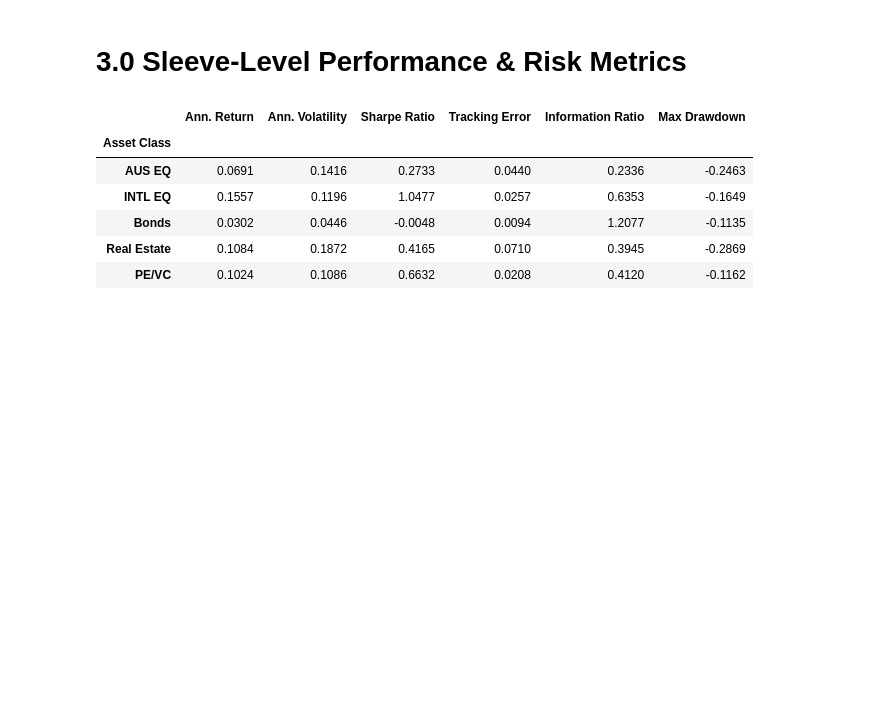
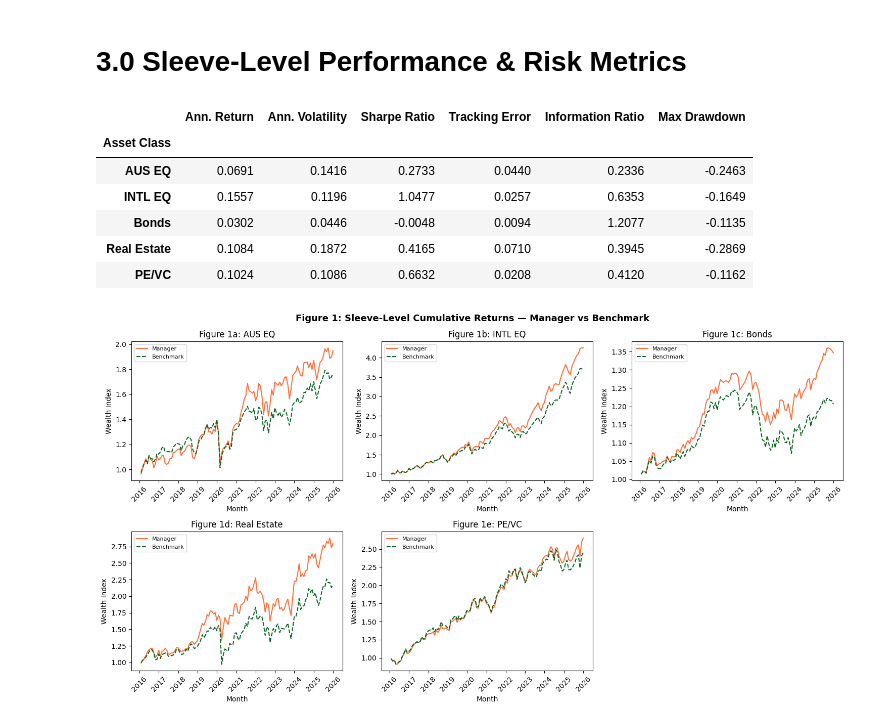
Before and after one commit to afperry2/FINM3422-Group-8-Task-2, a Jupyter notebook: notebook/multi-asset_portfolio_performance_report.ipynb, the cells around one changed output. Saved outputs shown, nothing was run; the diff lists cells and outputs as text; code cells hidden in the pictures; blank space fills up the shorter version.

Commit message:
creation of visuals.py and addition of code for data visualisation in notebook.

```diff
--- a/notebook/multi-asset_portfolio_performance_report.ipynb
+++ b/notebook/multi-asset_portfolio_performance_report.ipynb
@@ -30,0 +33,4 @@ performance_table
+# %%
+plot_sleeve_wealth_index(manager_data, benchmark_data)
+# %% [output]
+[figure, added]
```
Also changed, not shown: parts of 3 cells of this notebook, 1 other file.
